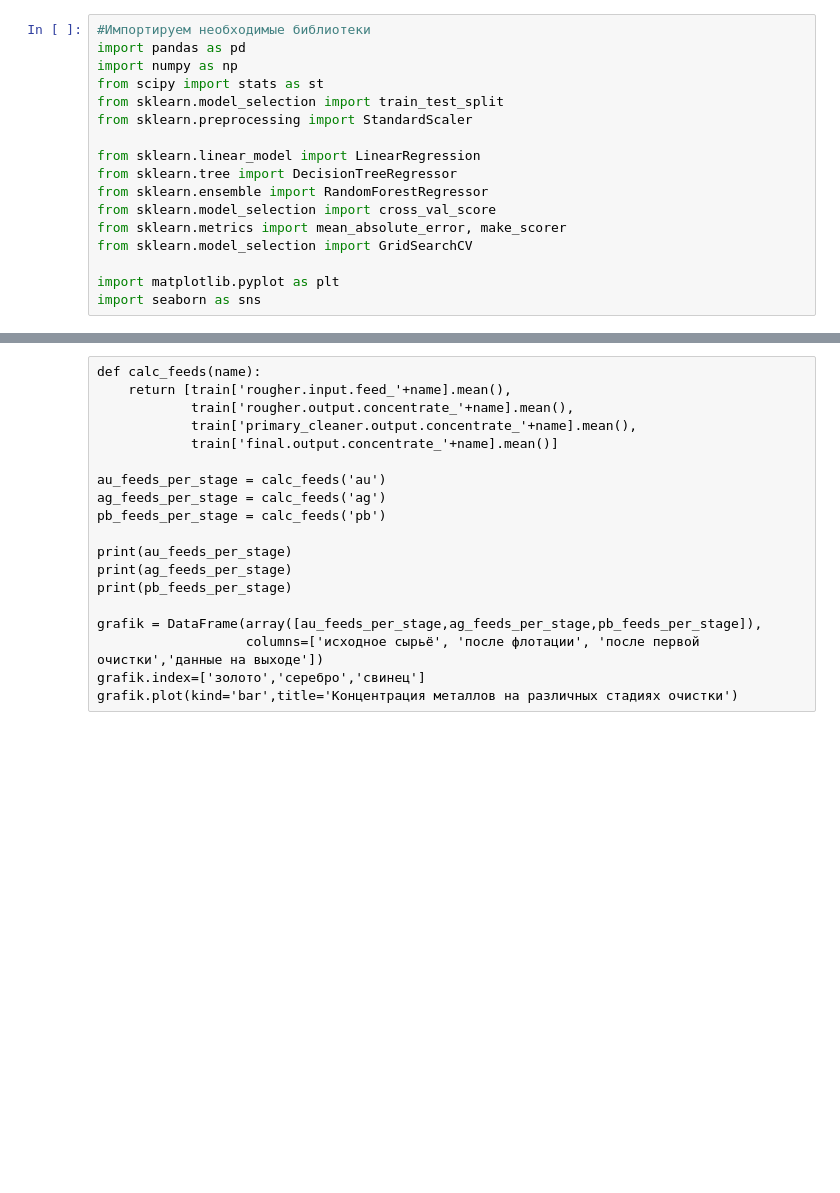
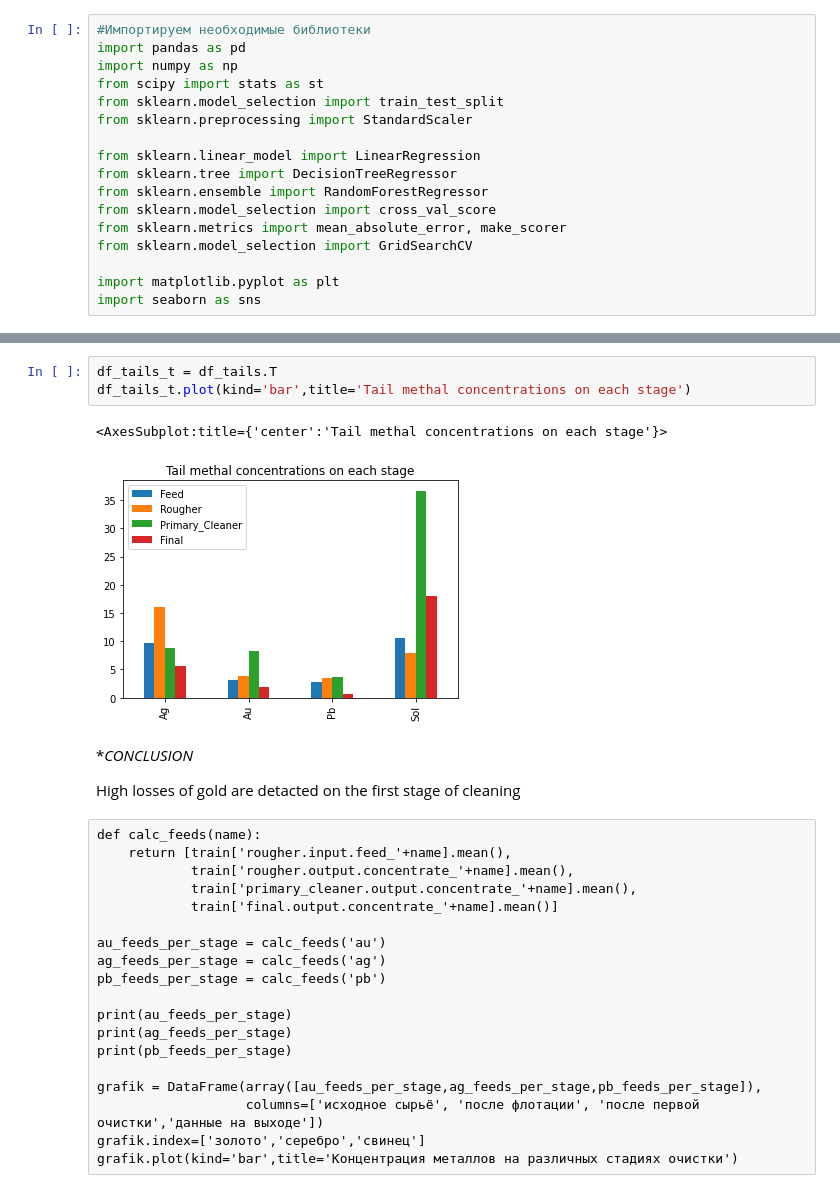
Before and after one commit to EDPolezh/DS_Portfolio, a Jupyter notebook: Industry_Gold/Project_Gold.ipynb, the cells around one changed output, grey strips where cells are left out. Saved outputs shown, nothing was run; the diff lists cells and outputs as text; blank space fills up the shorter version.

```diff
--- a/Industry_Gold/Project_Gold.ipynb
+++ b/Industry_Gold/Project_Gold.ipynb
@@ -463,3 +367,13 @@ df_tails_t.plot(kind='bar',title='Концентрация металлов на
+# %%
+df_tails_t = df_tails.T
+df_tails_t.plot(kind='bar',title='Tail methal concentrations on each stage')
+# %% [output]
+<AxesSubplot:title={'center':'Tail methal concentrations on each stage'}>
+[figure, added]
+# %% [markdown]
+**CONCLUSION*
+
+High losses of gold are detacted on the first stage of cleaning
 # %% [raw]
 def calc_feeds(name):
     return [train['rougher.input.feed_'+name].mean(),
```
Also changed, not shown: parts of 186 cells of this notebook, 2 other files.
